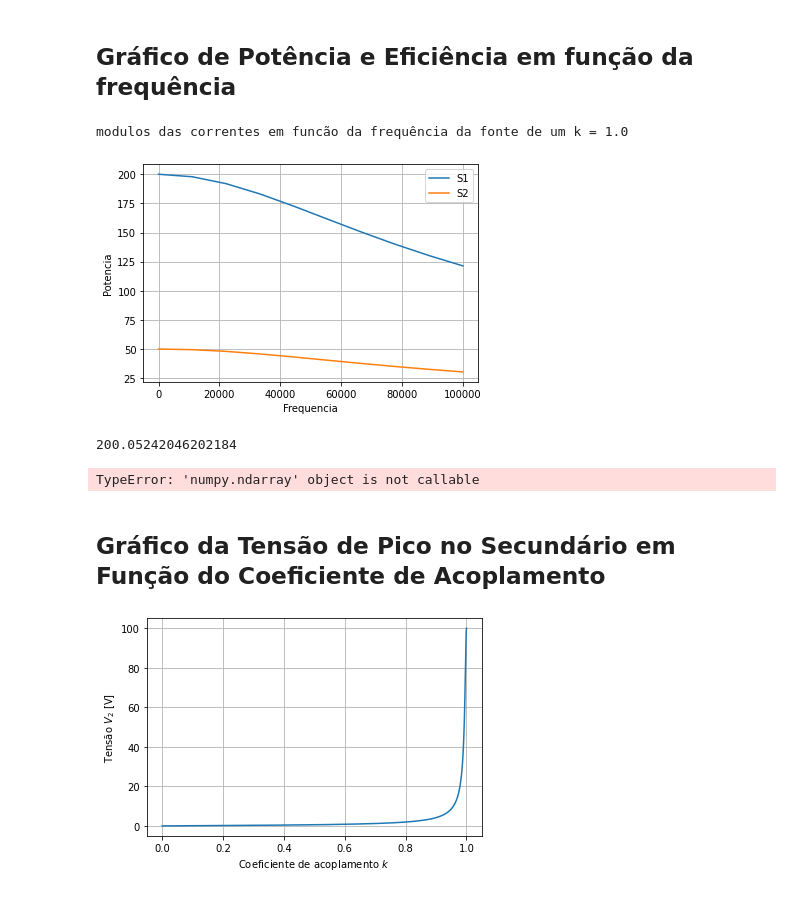
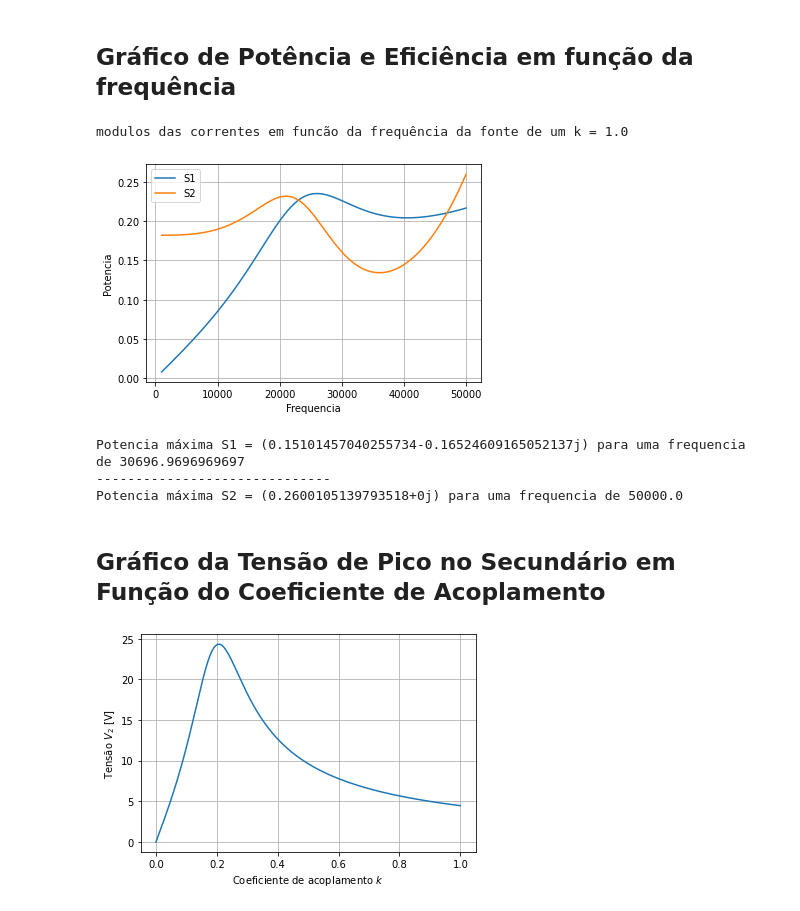
Before and after one commit to lucasfonseca19/projeto-eletromag, a Jupyter notebook: projeto.ipynb, the cells around one changed output. Drawn from its saved outputs; the diff is of its cells as text; code cells hidden in the pictures.

```diff
--- a/projeto.ipynb
+++ b/projeto.ipynb
@@ -74,20 +80,20 @@ def CalcularTransformador(Uf, Rc, k, f, R1, L1, C1, p):
 # %%
 
 # Entradas da função: Uf(volts), Rc(ohms), k, R1(ohms), L1(Henry), C1(Henry)
-Uf = 20      # Tensão da fonte (pico)
-Rc = 5      # Resistência do capacitor
+Uf = 5     # Tensão da fonte (pico)
+Rc = 40      # Resistência do capacitor
 k = 0.1     # Coeficiente de acoplamento
 f = 60      # frequencia da fonte
 R1 = 0.5    # Resistência do resistor
-L1 = 300e-3 # Indutância do indutor1
-L2 = L1     # Indutância do indutor2
-C1 = 1e-6   # Capacitância dos capacitores
+L1 = 200e-6 # Indutância do indutor1
+# L2 = L1     # Indutância do indutor2
+C1 = 1e-7   # Capacitância dos capacitores
 # %% [markdown]
 # Cálculos
 # %% [markdown]
 ## Cálculo de $I_1$ e $I_2$
 # %%
-i1, i2 = CalcularTransformador(Uf, Rc, k, f, R1, L1, C1, True)
+i1, i2, v2 = CalcularTransformador(Uf, Rc, k, f, R1, L1, C1, True)
 print(f"i1: {i1}")
 print(f"i2: {i2}")
 # %% [output]
@@ -132,7 +138,7 @@ Relação V1/V2 = 4.00
 # %%
 #Construção de gráficos de I1 e I2 em função da frequência:
 #Frequencia que vai de 10hz - 100khz
-F = np.linspace(10,100000,10)
+F = np.linspace(1000,50000,100)
 I1 = []
 I2 = []
 print("modulos das correntes em funcão da frequência da fonte de um k = {}".format(k))
@@ -142,7 +148,7 @@ max_i1 = 0
 max_i2 = 0
 
 for f in F:
-    i1, i2 = CalcularTransformador(Uf, Rc, k, f, R1, L1, C1, False)
+    i1, i2, v2 = CalcularTransformador(Uf, Rc, k, f, R1, L1, C1, False)
     mod_i1 = abs(i1)
     mod_i2 = abs(i2)
 
@@ -158,10 +164,6 @@ for f in F:
         f_max_i2 = f
 
 
-
-
-
-
 plt.plot(F, I1, label = "corrente I1", color = "b")
 plt.plot(F, I2, label = "corrente I2", color = "r")
 plt.title("Módulo das correntes em função das correntes")
@@ -185,60 +187,85 @@ Corrente máxima I2 = 19.998274334610418 para uma frequencia de 10.0
 #Construção de gráficos das potências e da eficiência em função da frequência:
 
 # Criando um vetor para variar a frequência de 10hz - 100khz
-F = np.linspace(10,100000,10)
+F = np.linspace(1000,50000,100)
 L_s1 = []
 L_s2 = []
 print("modulos das correntes em funcão da frequência da fonte de um k = {}".format(k))
 
+max_s1 = 0
+max_s2 = 0
+
+f_max_s1 = 0
+f_max_s2 = 0
+
+
 for f in F:
-    i1, i2 = CalcularTransformador(Uf, Rc, k, f, R1, L1, C1, False)
+    i1, i2, v2 = CalcularTransformador(Uf, Rc, k, f, R1, L1, C1, False)
+
+    #corrente no paralelo do RC
+    w = 2*pi*f
+    XL = 1j*w*L1
+    # XC = 1/(1j*w*C1)
+
+    V_eq = v2 - ( (R1 * i2) + (XL * i2) )
+
+    i_rc =  V_eq/Rc
 
     # Potências:
     S1 = Uf * i1.conjugate()/2
     # print('Potência real = %.2f' %(S1.real))
 
-    S2 = v2 * i2.conjugate()/2
+    S2 = V_eq * i_rc.conjugate()/2
     # print('Potência real = %.2f' %(S2.real))
+
+
+    if S1 > max_s1:
+        max_s1 = S1
+        f_max_s1 = f
+
+    if S2 > max_s2:
+        max_s2 = S2
+        f_max_s2 = f
 
     L_s1.append(abs(S1))
     L_s2.append(abs(S2))
 
 plt.plot(F, L_s1, label = "S1")
 plt.legend()
 
 plt.plot(F, L_s2, label = "S2")
 plt.legend()
 
 plt.xlabel("Frequencia")
 plt.ylabel("Potencia")
 
 plt.grid(True)
 plt.show()
 
-# S1_max = max(L_s1)
-# print(S1_max)
-# print(F(L_s1.index(S1_max)))
-# f_max1 = F(L_s1.index(S1_max))
-# print(f"potencia 1 maxima de {S1_max} para frequencia de {f_max1}")
+
+print("Potencia máxima S1 = {} para uma frequencia de {}".format(max_s1, f_max_s1))
+print("-"*30)
+print("Potencia máxima S2 = {} para uma frequencia de {}".format(max_s2, f_max_s2))
 # %% [output]
 modulos das correntes em funcão da frequência da fonte de um k = 1.0
-[figure, old version]
+[figure, new version]
-200.05242046202184
+Potencia máxima S1 = (0.15101457040255734-0.16524609165052137j) para uma frequencia de 30696.9696969697
+------------------------------
+Potencia máxima S2 = (0.2600105139793518+0j) para uma frequencia de 50000.0
-TypeError: 'numpy.ndarray' object is not callable
 # %% [markdown]
 ## Gráfico da Tensão de Pico no Secundário em Função do Coeficiente de Acoplamento
 # %%
 #Construção de um gráfico que relacione o valor de pico da tensão no secundário (no resistor RC) com o coeficiente de acoplamento
 K=np.linspace(0,1,1000)
 V2=[]
-f = 60 # Frequencia fixa
+f = 36636 # Frequencia fixa, usamos a de pico
 w = 2 * pi * f
 
 
 for k in K:
-    m = k*sqrt(L1*L2)
+    m = k*sqrt(L1*L1)
     xm = 1j*w*m
-    i1, i2 = CalcularTransformador(Uf, Rc, k, f, R1, L1, C1, False)
+    i1, i2, v2 = CalcularTransformador(Uf, Rc, k, f, R1, L1, C1, False)
     V2.append(abs(Rc*i2))
 
 plt.plot(K,V2)
@@ -247,4 +274,4 @@ plt.ylabel("Tensão $V_2$ [V]")
 plt.grid(True)
 plt.show()
 # %% [output]
-[figure, old version]
+[figure, new version]
```
Also changed, not shown: parts of 4 cells of this notebook.
